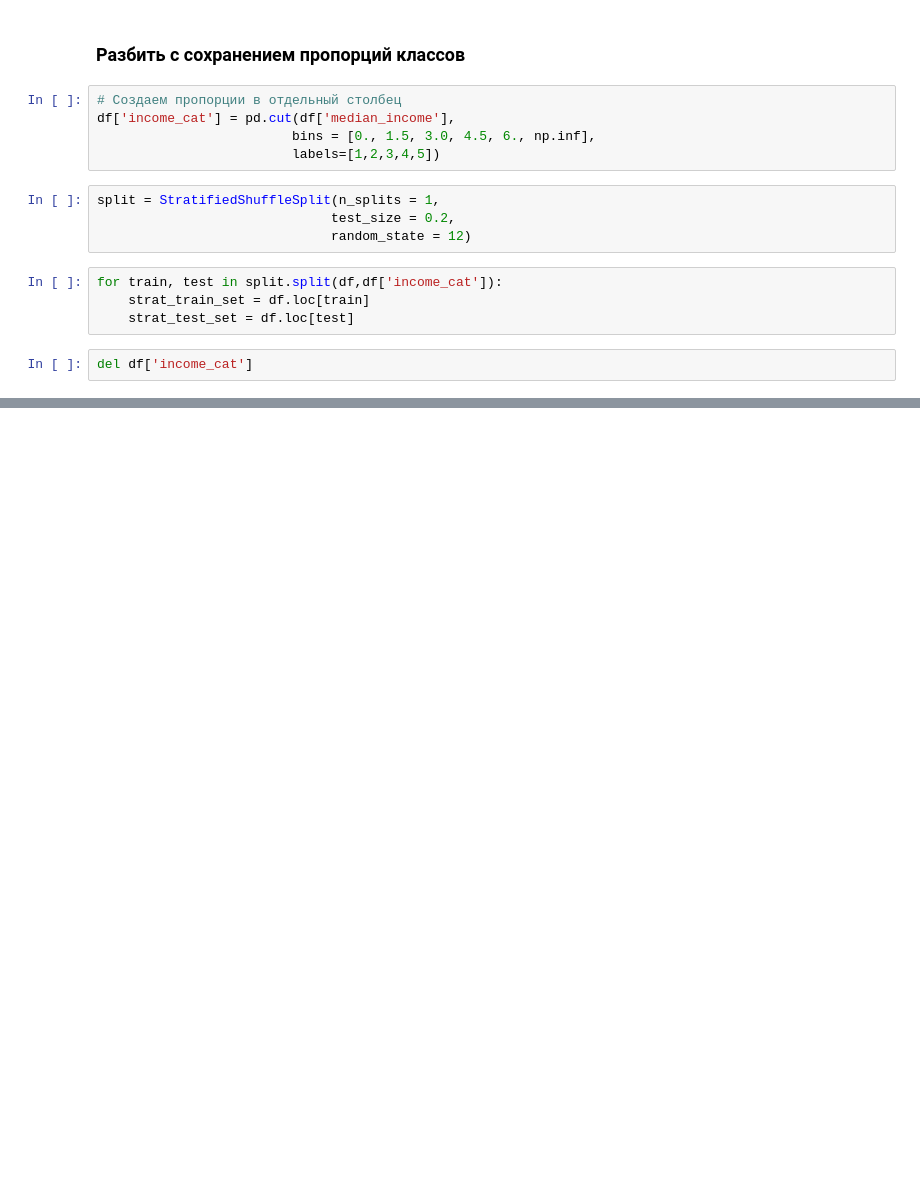
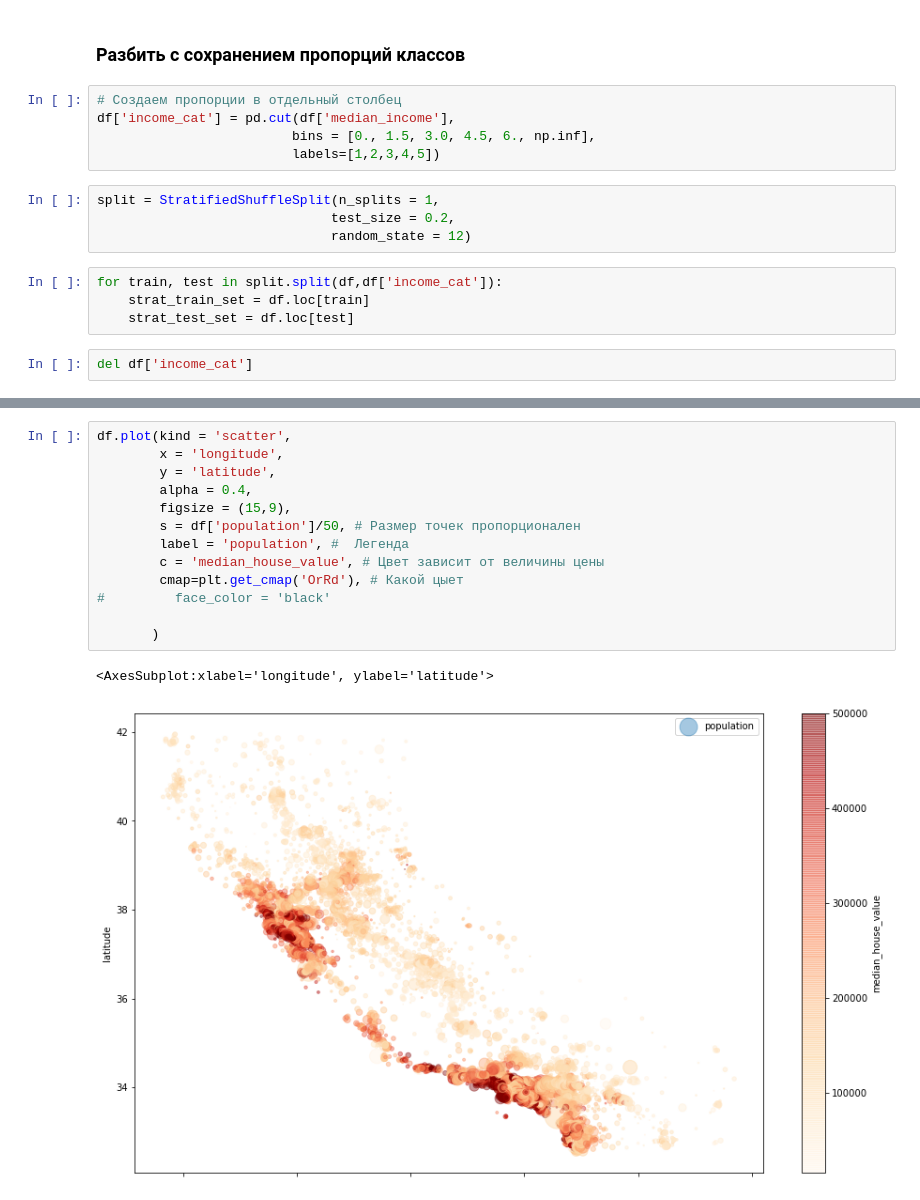
Before and after one commit to jay-dit/L, a Jupyter notebook: sklearn-preprocessing-visualization.ipynb, the cells around one changed output, grey strips where cells are left out. Saved outputs shown, nothing was run; the diff lists cells and outputs as text; blank space fills up the shorter version.

```diff
--- a/sklearn-preprocessing-visualization.ipynb
+++ b/sklearn-preprocessing-visualization.ipynb
@@ -93,0 +121,16 @@ del df['income_cat']
+# %%
+df.plot(kind = 'scatter',
+        x = 'longitude',
+        y = 'latitude',
+        alpha = 0.4,
+        figsize = (15,9),
+        s = df['population']/50, # Размер точек пропорционален
+        label = 'population', #  Легенда
+        c = 'median_house_value', # Цвет зависит от величины цены
+        cmap=plt.get_cmap('OrRd'), # Какой цыет
+#         face_color = 'black'
+
+       )
+# %% [output]
+<AxesSubplot:xlabel='longitude', ylabel='latitude'>
+[figure, added]
```
Also changed, not shown: parts of 4 cells of this notebook, 2 other files.
